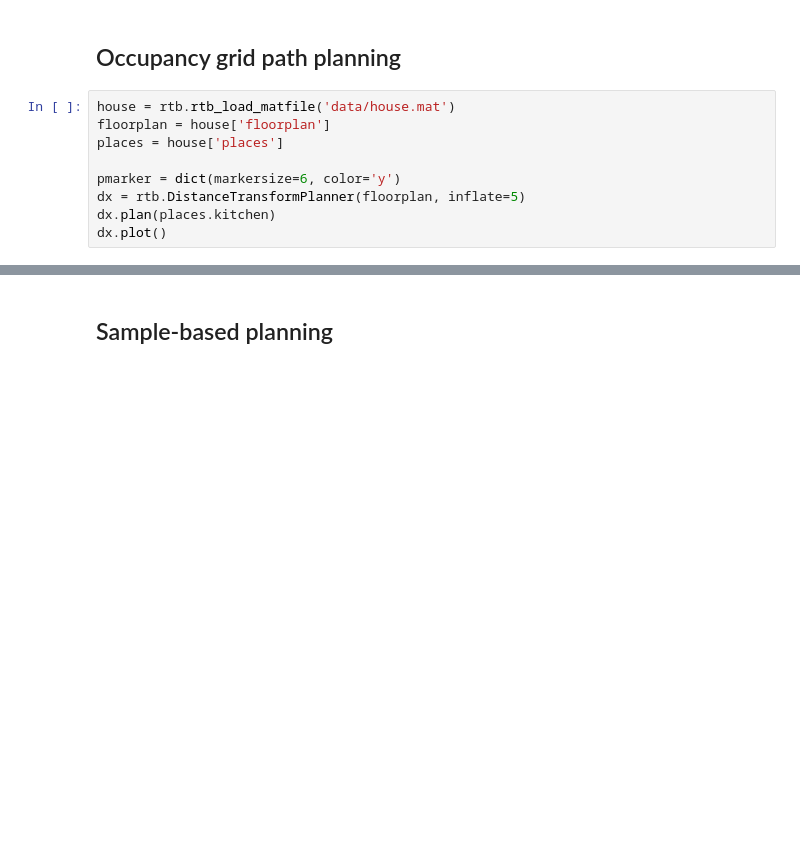
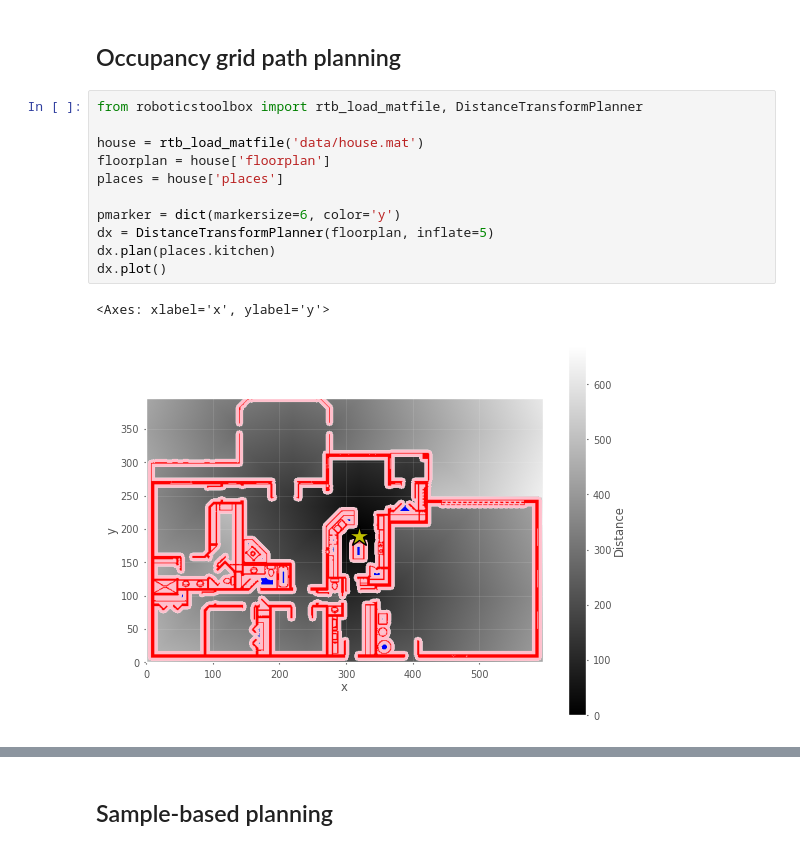
Before and after one commit to petercorke/ICRA2026-modern-software-tools, a Jupyter notebook: peter/jupyter-lite/content/robotics.ipynb, the cells around one changed output, grey strips where cells are left out. Cells and saved outputs as stored; diff of their text form; blank space fills up the shorter version.

```diff
--- a/peter/jupyter-lite/content/robotics.ipynb
+++ b/peter/jupyter-lite/content/robotics.ipynb
@@ -80,14 +118,19 @@ g.highlight_path(path)
 # %% [markdown]
 ## Occupancy grid path planning
 # %%
-house = rtb.rtb_load_matfile('data/house.mat')
+from roboticstoolbox import rtb_load_matfile, DistanceTransformPlanner
+
+house = rtb_load_matfile('data/house.mat')
 floorplan = house['floorplan']
 places = house['places']
 
 pmarker = dict(markersize=6, color='y')
-dx = rtb.DistanceTransformPlanner(floorplan, inflate=5)
+dx = DistanceTransformPlanner(floorplan, inflate=5)
 dx.plan(places.kitchen)
 dx.plot()
+# %% [output]
+<Axes: xlabel='x', ylabel='y'>
+[figure, added]
 # %%
 p = dx.query(places.br3)
 
```
Also changed, not shown: parts of 49 cells of this notebook, 6 other files.
